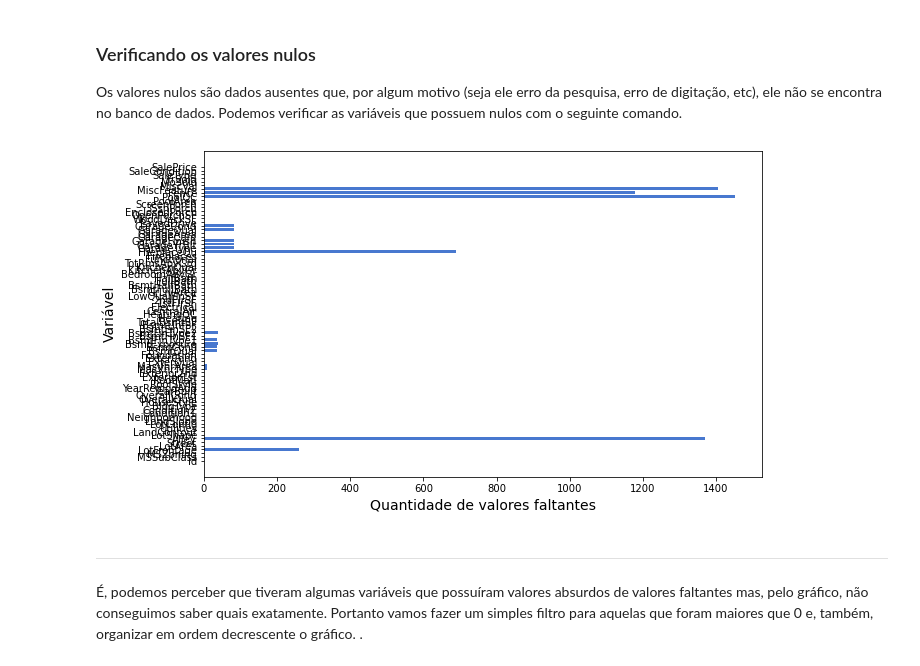
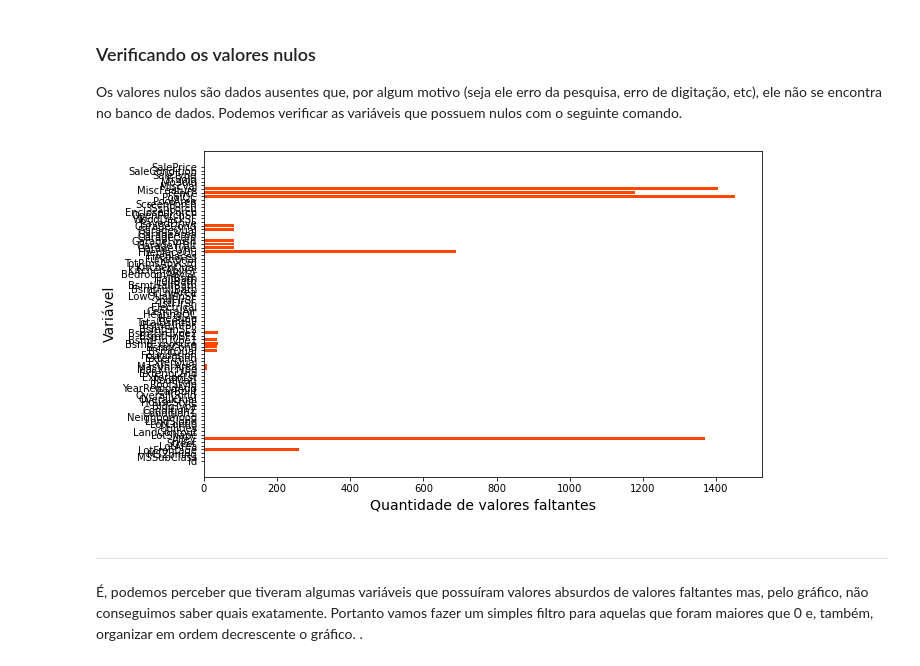
Before and after one commit to barbosarafael/Projetos, a Jupyter notebook: House Prices - Advanced Regression Techniques/notebook_house_prices.ipynb, the cells around one changed output. Saved outputs shown, nothing was run; the diff lists cells and outputs as text; code cells hidden in the pictures.

```diff
--- a/House Prices - Advanced Regression Techniques/notebook_house_prices.ipynb
+++ b/House Prices - Advanced Regression Techniques/notebook_house_prices.ipynb
@@ -188,21 +188,21 @@ Os valores nulos são dados ausentes que, por algum motivo (seja ele erro da pes
 # %%
 miss_val_treino = treino.isnull().sum()
 
 dados_miss_val_treino = pd.DataFrame(miss_val_treino)
 
 dados_miss_val_treino = dados_miss_val_treino.reset_index()
 
 dados_miss_val_treino.columns = ["Variável", "Quantidade"]
 
 plt.figure(figsize = [10, 6])
-plt.barh(dados_miss_val_treino["Variável"], dados_miss_val_treino["Quantidade"], align = "center")
+plt.barh(dados_miss_val_treino["Variável"], dados_miss_val_treino["Quantidade"], align = "center", color = "orangered")
 plt.xlabel("Quantidade de valores faltantes", fontsize = 14, color = "black")
 plt.ylabel("Variável", fontsize = 14, color = "black")
 plt.tick_params(axis = "x", labelcolor = "black")
 plt.tick_params(axis = "y", labelcolor = "black")
 plt.show()
 # %% [output]
-[figure, old version]
+[figure, new version]
 # %% [markdown]
 ---
 
```
